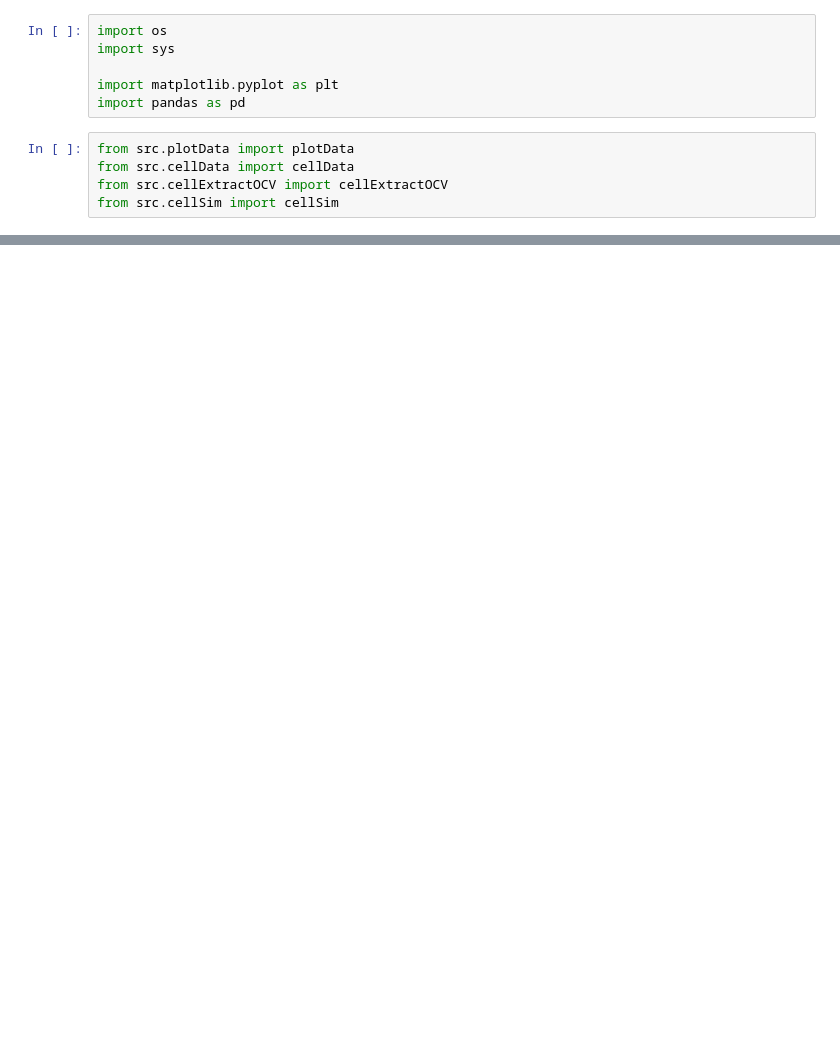
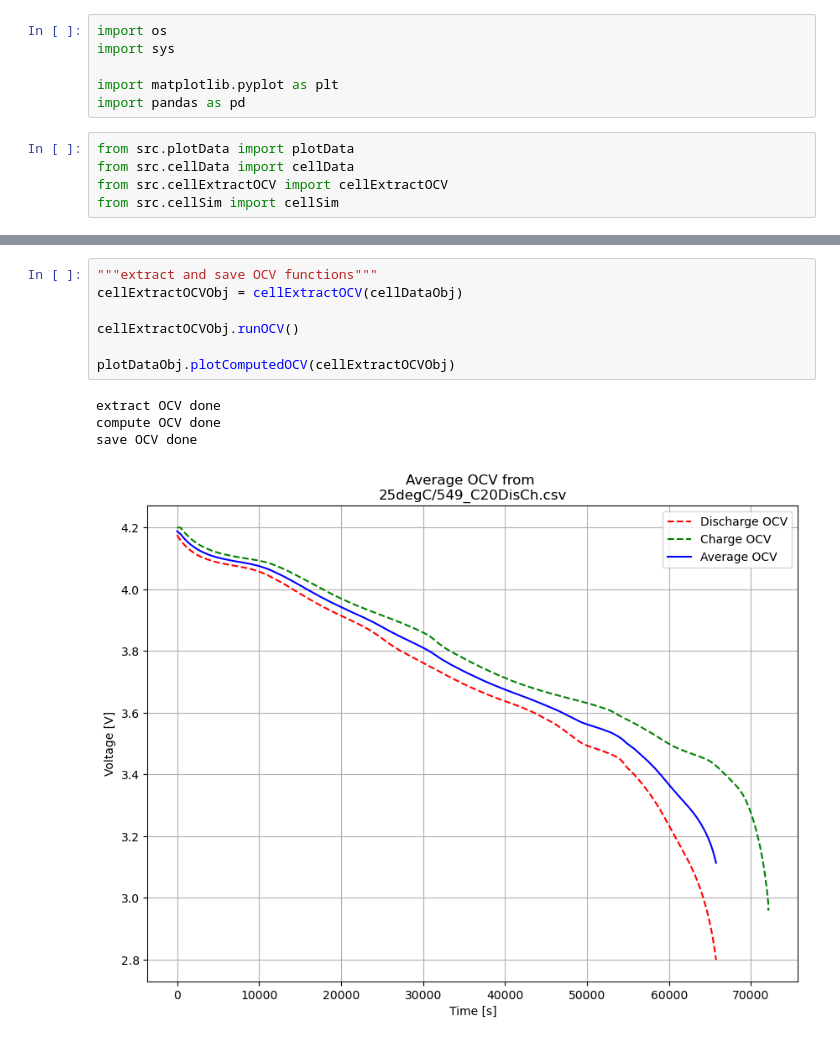
Before and after one commit to raghuramshankar/data-driven-modelling-of-li-ion-batteries, a Jupyter notebook: main.ipynb, the cells around one changed output, grey strips where cells are left out. Drawn from its saved outputs; the diff is of its cells as text; blank space fills up the shorter version.

```diff
--- a/main.ipynb
+++ b/main.ipynb
@@ -75,0 +58,12 @@ RMS error =  20.095525362647045
+# %%
+"""extract and save OCV functions"""
+cellExtractOCVObj = cellExtractOCV(cellDataObj)
+
+cellExtractOCVObj.runOCV()
+
+plotDataObj.plotComputedOCV(cellExtractOCVObj)
+# %% [output]
+extract OCV done
+compute OCV done
+save OCV done
+[figure, added]
```
Also changed, not shown: parts of 9 cells of this notebook, 5 other files.
